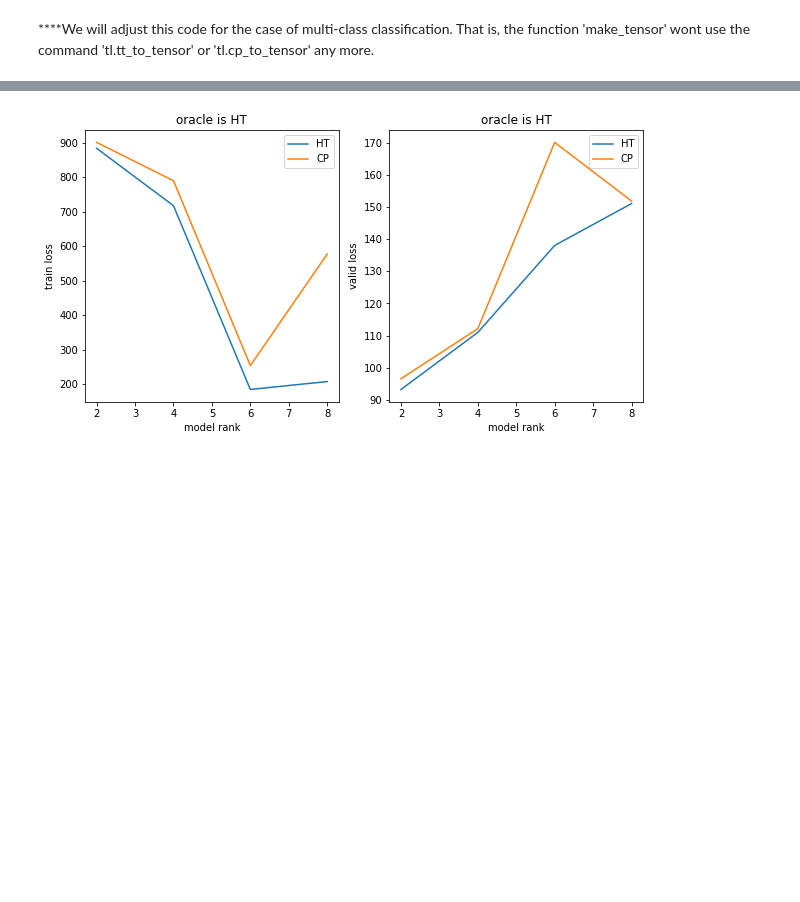
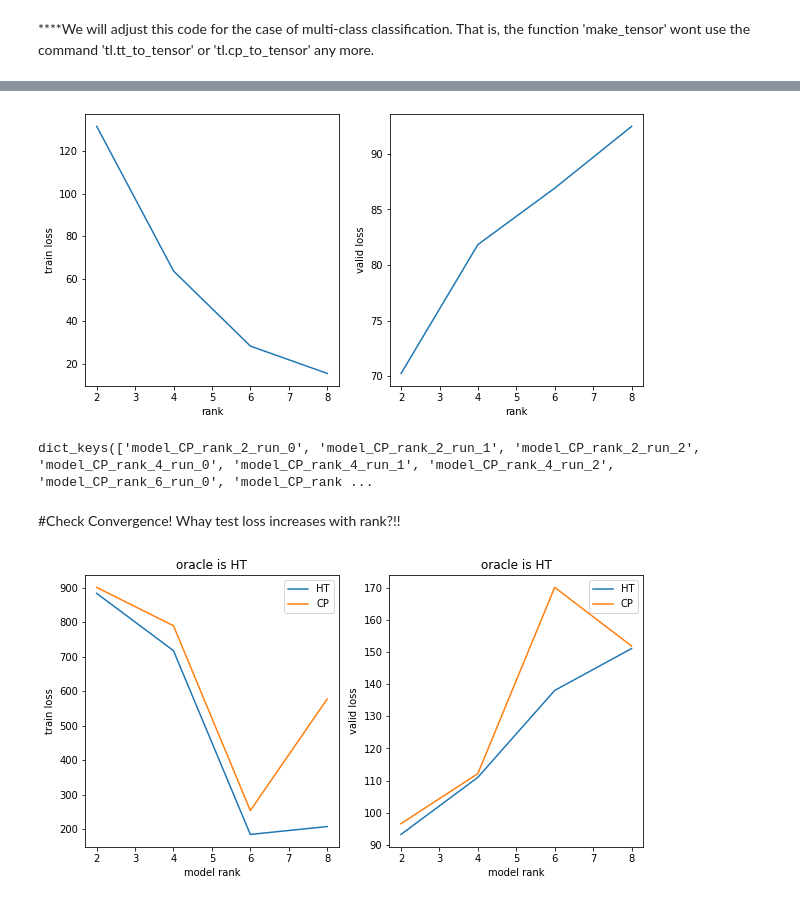
Before and after one commit to Beh-noush/TT-classification, a Jupyter notebook: TN_classification_experiment.ipynb, the cells around one changed output, grey strips where cells are left out. Drawn from its saved outputs; the diff is of its cells as text; code cells hidden in the pictures; blank space fills up the shorter version.

```diff
--- a/TN_classification_experiment.ipynb
+++ b/TN_classification_experiment.ipynb
@@ -543,21 +538,17 @@ dict_res = {'CP' : {}, 'HT': {}}
 # %%
-train_size=500
+task = 'regression'
+train_size=1000
+test_size = 200
 batch_size = 10
-test_size = 200
-lr = .00001
-epochs= 300
-task = 'regression'
 dimension = 4
 order = 4
 target_rank = 8
-model_rank = 6
 oracle ='CP'
 init = 'uniform'
-device = 'cuda:0'
-model_name_list= ['HT','CP']
-rank_list = [2,4,6,8]
-seed = 0
-TNclass= TNlearner(batch_size, order, dimension, oracle, target_rank, init, device, seed)
-for model_name in model_name_list:
-  for model_rank in rank_list:
-    _, dict_res[model_name][model_rank] = TNclass.train_model(train_size, test_size, model_rank, optim.SGD, lr , epochs, model_name, every_n_epochs= 10, epochs_saved=True, init_model='uniform')
+# device = 'cuda:0'
+device = 'cpu'
+
+#seed = 0
+TNclass= TNlearner( order, dimension, oracle, target_rank, task, init, device) #We created the class
+
+experiment_dataset = TNclass.make_loaders(train_size, test_size, batch_size)
@@ -563,0 +596,24 @@ for model_name in model_name_list:
+# %%
+if task == 'classification':
+  plt.figure(figsize=(20,5))
+  for i in range(1,5):
+    plt.subplot(1,4,i)
+    plt.plot(rank_list, results_for_different_ranks_means[:, i-1] )
+    plt.xlabel('rank')
+
+if task == 'regression':
+  modes = ['train', 'valid']
+  plt.figure(figsize=(10,5))
+  for i in range(1,3):
+    plt.subplot(1,2,i)
+    plt.plot(rank_list, results_for_different_ranks_means[:, i-1] )
+    plt.ylabel(f'{modes[i-1]} loss')
+    plt.xlabel('rank')
+# %% [output]
+[figure, added]
+# %%
+dict_all_results.keys()
+# %% [output]
+dict_keys(['model_CP_rank_2_run_0', 'model_CP_rank_2_run_1', 'model_CP_rank_2_run_2', 'model_CP_rank_4_run_0', 'model_CP_rank_4_run_1', 'model_CP_rank_4_run_2', 'model_CP_rank_6_run_0', 'model_CP_rank ...
+# %% [markdown]
+#Check Convergence! Whay test loss increases with rank?!!
```
Also changed, not shown: parts of 7 cells of this notebook.
